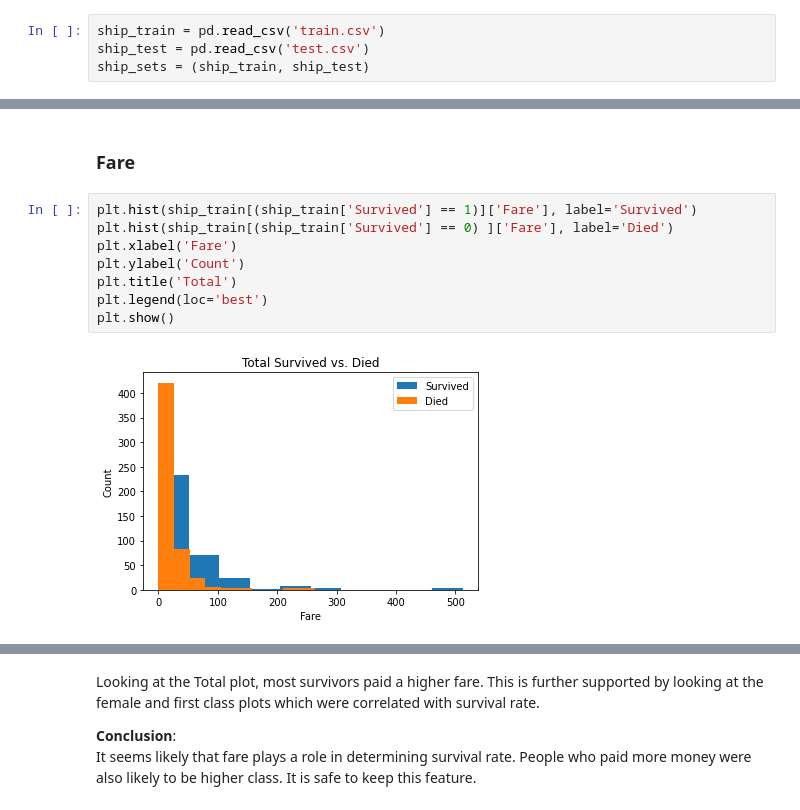
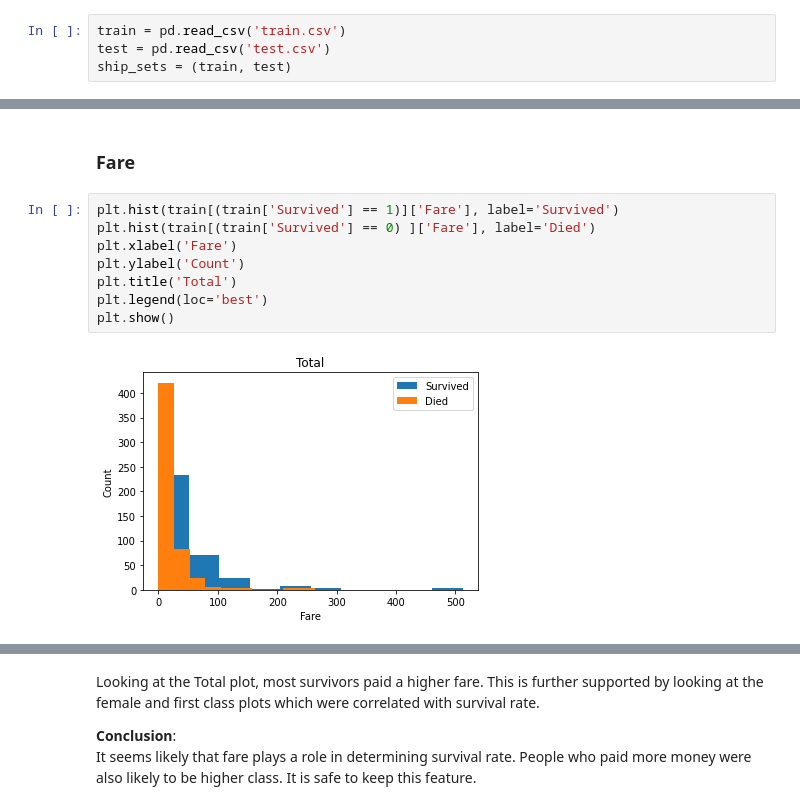
Before and after one commit to Brandon-Luong/Kaggle-Titanic, a Jupyter notebook: Titanic_Explore.ipynb, the cells around one changed output, grey strips where cells are left out. Cells and saved outputs as stored; diff of their text form.

```diff
--- a/Titanic_Explore.ipynb
+++ b/Titanic_Explore.ipynb
@@ -6,9 +6,9 @@ import pandas as pd
 import matplotlib.pyplot as plt
 import seaborn as sns
 # %%
-ship_train = pd.read_csv('train.csv')
-ship_test = pd.read_csv('test.csv')
-ship_sets = (ship_train, ship_test)
+train = pd.read_csv('train.csv')
+test = pd.read_csv('test.csv')
+ship_sets = (train, test)
 # %% [markdown]
 ## 1. EDA (Exploratory Data Analysis)
 # %%
@@ -264,13 +264,13 @@ it's reasonable to see that infants had high survival rate. The 20-40 age bracke
 # %% [markdown]
 ### Fare
 # %%
-plt.hist(ship_train[(ship_train['Survived'] == 1)]['Fare'], label='Survived')
-plt.hist(ship_train[(ship_train['Survived'] == 0) ]['Fare'], label='Died')
+plt.hist(train[(train['Survived'] == 1)]['Fare'], label='Survived')
+plt.hist(train[(train['Survived'] == 0) ]['Fare'], label='Died')
 plt.xlabel('Fare')
 plt.ylabel('Count')
 plt.title('Total')
 plt.legend(loc='best')
 plt.show()
 # %% [output]
-[figure, old version]
+[figure, new version]
 # %%
```
Also changed, not shown: parts of 33 cells of this notebook.
